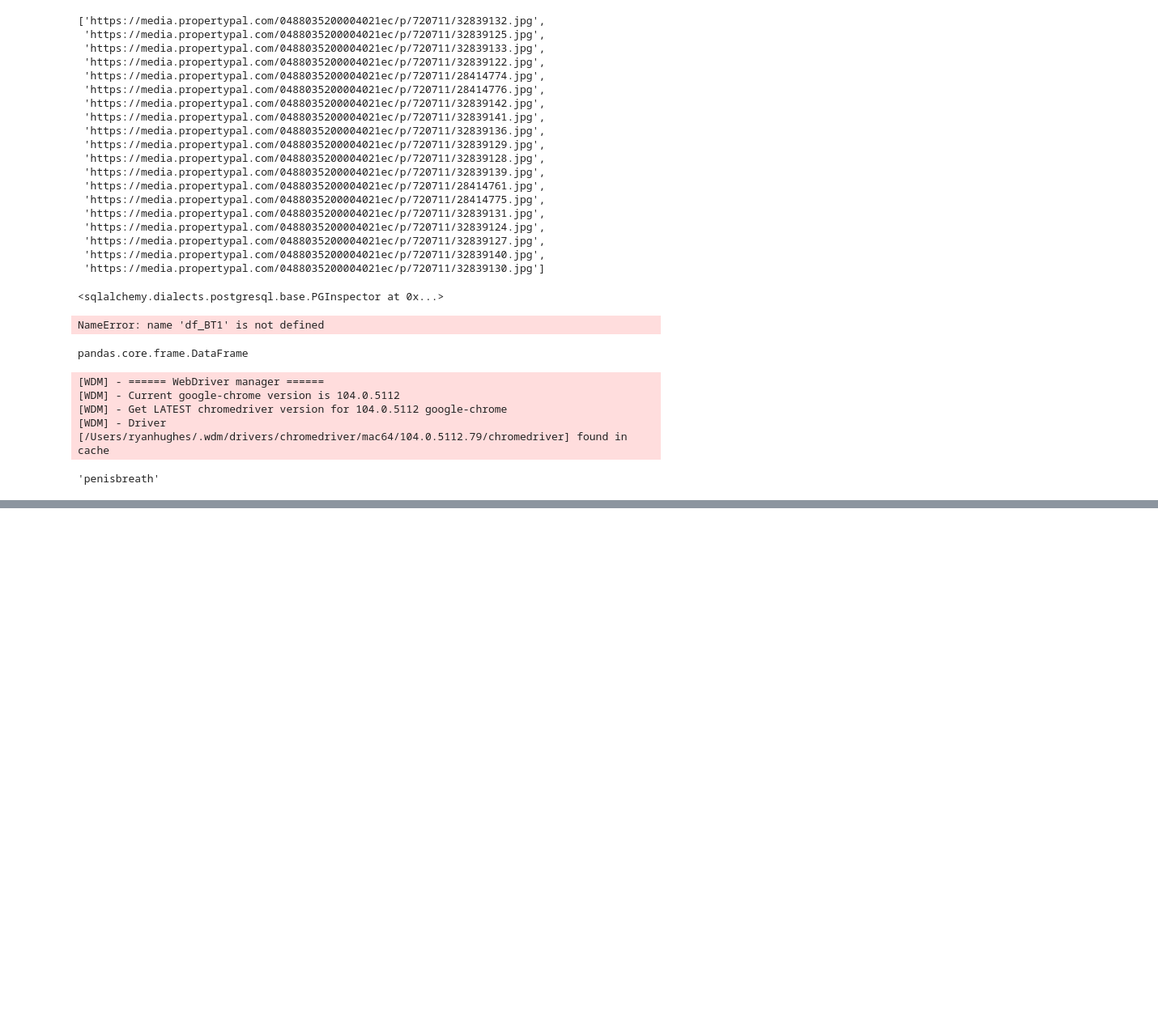
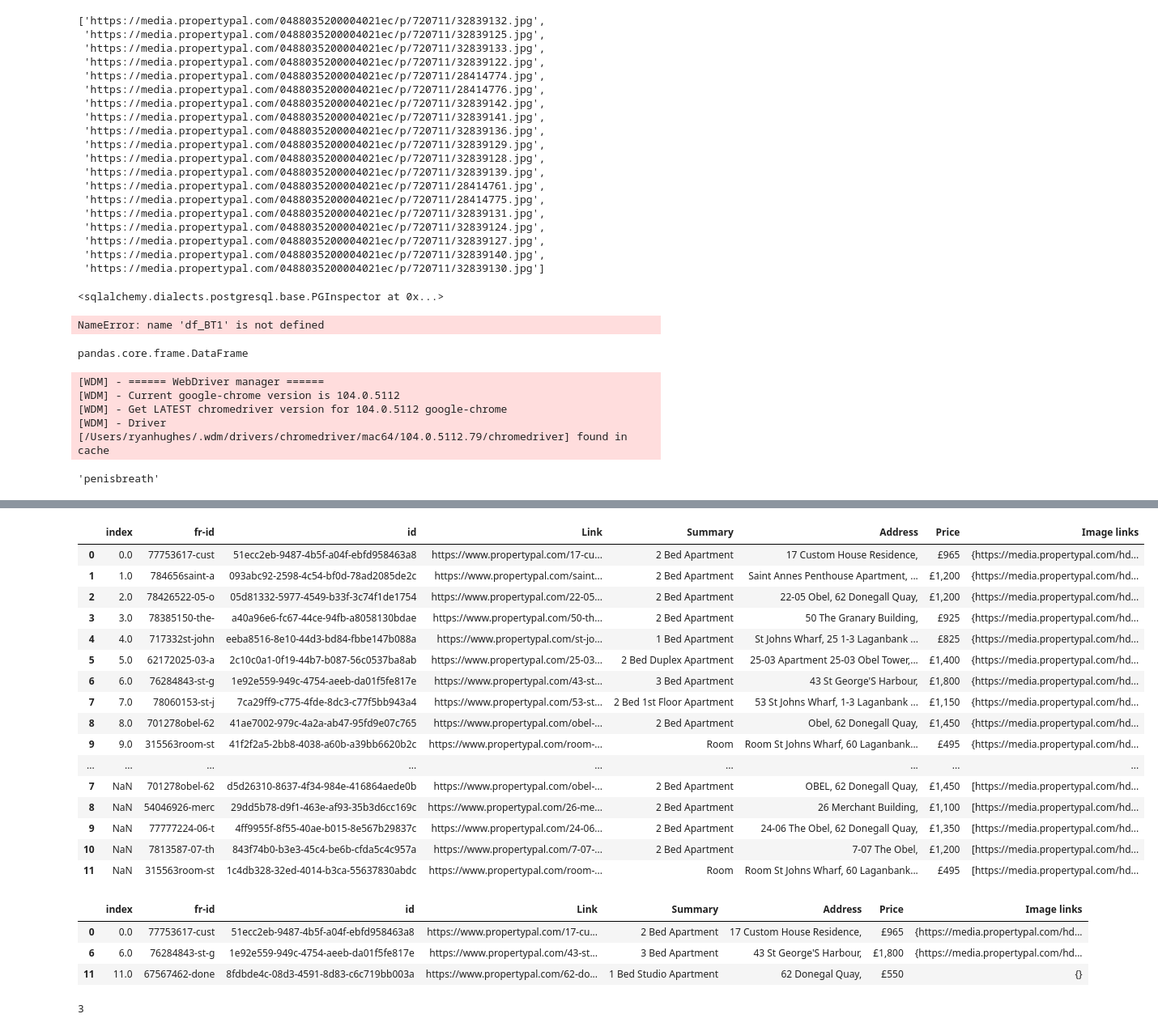
Before and after one commit to rahughes96/Property-Pal-Pipeline-, a Jupyter notebook: dataframe_property.ipynb, the cells around one changed output, grey strips where cells are left out. Shown at 81% size. Cells and saved outputs as stored; diff of their text form; code cells hidden in the pictures; blank space fills up the shorter version.

Commit message:
Refines code, checks duplicate images

```diff
--- a/dataframe_property.ipynb
+++ b/dataframe_property.ipynb
@@ -385,3 +385,6 @@ breath = "breath"
 penis+breath
 # %% [output]
 'penisbreath'
+# %%
+new_dataframe = pd.read_json("/Users/ryanhughes/Desktop/Aicore/Proppal/Property-Pal-Pipeline-/raw_data/BT1.json")
+new_dataframe
@@ -387,0 +405,5 @@ penis+breath
+# %%
+import sqlalchemy
+engine = sqlalchemy.create_engine("postgresql://postgres:Smalls321!@propertypal2.cowjmhz4f5fa.eu-west-2.rds.amazonaws.com:5432")
+old_dataframe = pd.read_sql_table("BT1", engine)
+old_dataframe
@@ -387,0 +427,33 @@ penis+breath
+# %%
+merged_dfs = pd.concat([old_dataframe, new_dataframe])
+merged_dfs
+# %% [output]
+|  | index | fr-id | id | Link | Summary | Address | Price | Image links |
+| 0 | 0.0 | 77753617-cust | 51ecc2eb-9487-4b5f-a04f-ebfd958463a8 | https://www.propertypal.com/17-cu... | 2 Bed Apartment | 17 Custom House Residence, | £965 | {https://media.propertypal.com/hd... |
+| 1 | 1.0 | 784656saint-a | 093abc92-2598-4c54-bf0d-78ad2085de2c | https://www.propertypal.com/saint... | 2 Bed Apartment | Saint Annes Penthouse Apartment, ... | £1,200 | {https://media.propertypal.com/hd... |
+| 2 | 2.0 | 78426522-05-o | 05d81332-5977-4549-b33f-3c74f1de1754 | https://www.propertypal.com/22-05... | 2 Bed Apartment | 22-05 Obel, 62 Donegall Quay, | £1,200 | {https://media.propertypal.com/hd... |
+| 3 | 3.0 | 78385150-the- | a40a96e6-fc67-44ce-94fb-a8058130bdae | https://www.propertypal.com/50-th... | 2 Bed Apartment | 50 The Granary Building, | £925 | {https://media.propertypal.com/hd... |
+| 4 | 4.0 | 717332st-john | eeba8516-8e10-44d3-bd84-fbbe147b088a | https://www.propertypal.com/st-jo... | 1 Bed Apartment | St Johns Wharf, 25 1-3 Laganbank ... | £825 | {https://media.propertypal.com/hd... |
+| 5 | 5.0 | 62172025-03-a | 2c10c0a1-0f19-44b7-b087-56c0537ba8ab | https://www.propertypal.com/25-03... | 2 Bed Duplex Apartment | 25-03 Apartment 25-03 Obel Tower,... | £1,400 | {https://media.propertypal.com/hd... |
+| 6 | 6.0 | 76284843-st-g | 1e92e559-949c-4754-aeeb-da01f5fe817e | https://www.propertypal.com/43-st... | 3 Bed Apartment | 43 St George'S Harbour, | £1,800 | {https://media.propertypal.com/hd... |
+| 7 | 7.0 | 78060153-st-j | 7ca29ff9-c775-4fde-8dc3-c77f5bb943a4 | https://www.propertypal.com/53-st... | 2 Bed 1st Floor Apartment | 53 St Johns Wharf, 1-3 Laganbank ... | £1,150 | {https://media.propertypal.com/hd... |
+| 8 | 8.0 | 701278obel-62 | 41ae7002-979c-4a2a-ab47-95fd9e07c765 | https://www.propertypal.com/obel-... | 2 Bed Apartment | Obel, 62 Donegall Quay, | £1,450 | {https://media.propertypal.com/hd... |
+| 9 | 9.0 | 315563room-st | 41f2f2a5-2bb8-4038-a60b-a39bb6620b2c | https://www.propertypal.com/room-... | Room | Room St Johns Wharf, 60 Laganbank... | £495 | {https://media.propertypal.com/hd... |
+| ... | ... | ... | ... | ... | ... | ... | ... | ... |
+| 7 | NaN | 701278obel-62 | d5d26310-8637-4f34-984e-416864aede0b | https://www.propertypal.com/obel-... | 2 Bed Apartment | OBEL, 62 Donegall Quay, | £1,450 | [https://media.propertypal.com/hd... |
+| 8 | NaN | 54046926-merc | 29dd5b78-d9f1-463e-af93-35b3d6cc169c | https://www.propertypal.com/26-me... | 2 Bed Apartment | 26 Merchant Building, | £1,100 | [https://media.propertypal.com/hd... |
+| 9 | NaN | 77777224-06-t | 4ff9955f-8f55-40ae-b015-8e567b29837c | https://www.propertypal.com/24-06... | 2 Bed Apartment | 24-06 The Obel, 62 Donegall Quay, | £1,350 | [https://media.propertypal.com/hd... |
+| 10 | NaN | 7813587-07-th | 843f74b0-b3e3-45c4-be6b-cfda5c4c957a | https://www.propertypal.com/7-07-... | 2 Bed Apartment | 7-07 The Obel, | £1,200 | [https://media.propertypal.com/hd... |
+| 11 | NaN | 315563room-st | 1c4db328-32ed-4014-b3ca-55637830abdc | https://www.propertypal.com/room-... | Room | Room St Johns Wharf, 60 Laganbank... | £495 | [https://media.propertypal.com/hd... |
+# %%
+final_df = merged_dfs.drop_duplicates(subset=["fr-id"], keep=False)
+final_df
+# %% [output]
+|  | index | fr-id | id | Link | Summary | Address | Price | Image links |
+| 0 | 0.0 | 77753617-cust | 51ecc2eb-9487-4b5f-a04f-ebfd958463a8 | https://www.propertypal.com/17-cu... | 2 Bed Apartment | 17 Custom House Residence, | £965 | {https://media.propertypal.com/hd... |
+| 6 | 6.0 | 76284843-st-g | 1e92e559-949c-4754-aeeb-da01f5fe817e | https://www.propertypal.com/43-st... | 3 Bed Apartment | 43 St George'S Harbour, | £1,800 | {https://media.propertypal.com/hd... |
+| 11 | 11.0 | 67567462-done | 8fdbde4c-08d3-4591-8d83-c6c719bb003a | https://www.propertypal.com/62-do... | 1 Bed Studio Apartment | 62 Donegal Quay, | £550 | {} |
+# %%
+final_df.to_sql("BT1", engine, if_exists = "append", index=False)
+# %% [output]
+3
```
Also changed, not shown: parts of 2 cells of this notebook, 7 other files.
